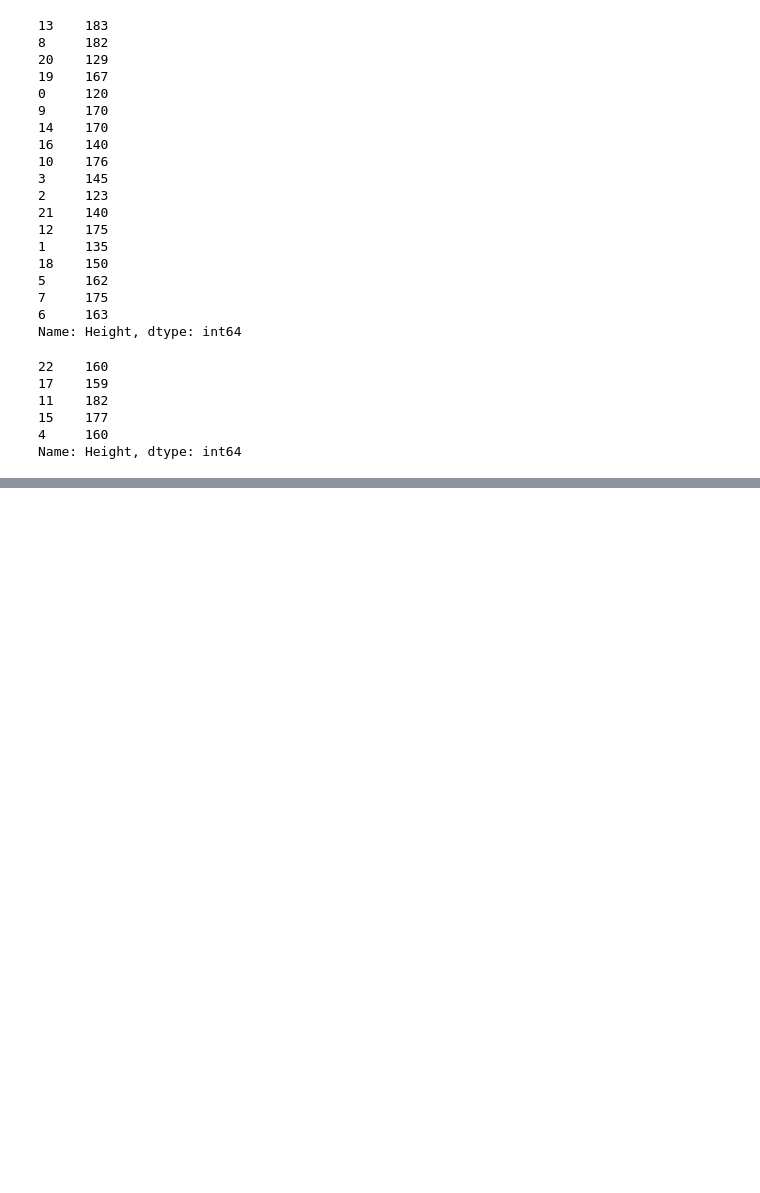
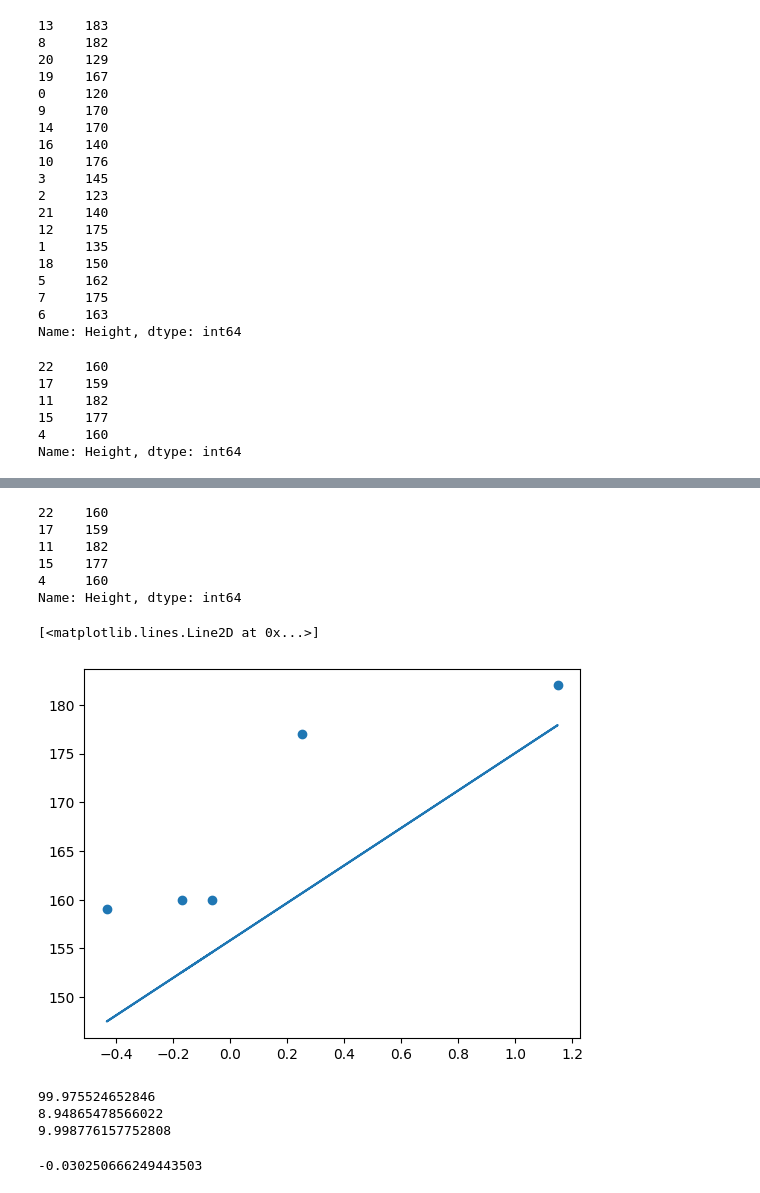
Before and after one commit to afadnan/ds_ml_dl, a Jupyter notebook: mlcodes/01_LinearRegression/01_simple_LR.ipynb, the cells around one changed output, grey strips where cells are left out. Drawn from its saved outputs; the diff is of its cells as text; code cells hidden in the pictures; blank space fills up the shorter version.

```diff
--- a/mlcodes/01_LinearRegression/01_simple_LR.ipynb
+++ b/mlcodes/01_LinearRegression/01_simple_LR.ipynb
@@ -71,0 +133,15 @@ ValueError: Expected a 2-dimensional container but got <class 'pandas.core.serie
+# %%
+y_test
+# %% [output]
+22    160
+17    159
+11    182
+15    177
+4     160
+Name: Height, dtype: int64
+# %%
+plt.scatter(X_test,y_test)
+plt.plot(X_test,regressor.predict(X_test))
+# %% [output]
+[<matplotlib.lines.Line2D at 0x...>]
+[figure, added]
@@ -71,0 +152,11 @@ ValueError: Expected a 2-dimensional container but got <class 'pandas.core.serie
+# %%
+mse=mean_squared_error(y_test,y_pred_test)
+mae=mean_absolute_error(y_test,y_pred_test)
+rmse=np.sqrt(mse)
+print(mse)
+print(mae)
+print(rmse)
+# %% [output]
+99.975524652846
+8.94865478566022
+9.998776157752808
@@ -71,0 +166,4 @@ ValueError: Expected a 2-dimensional container but got <class 'pandas.core.serie
+# %%
+print(score)
+# %% [output]
+-0.030250666249443503
```
Also changed, not shown: parts of 27 cells of this notebook, 2 other files.
